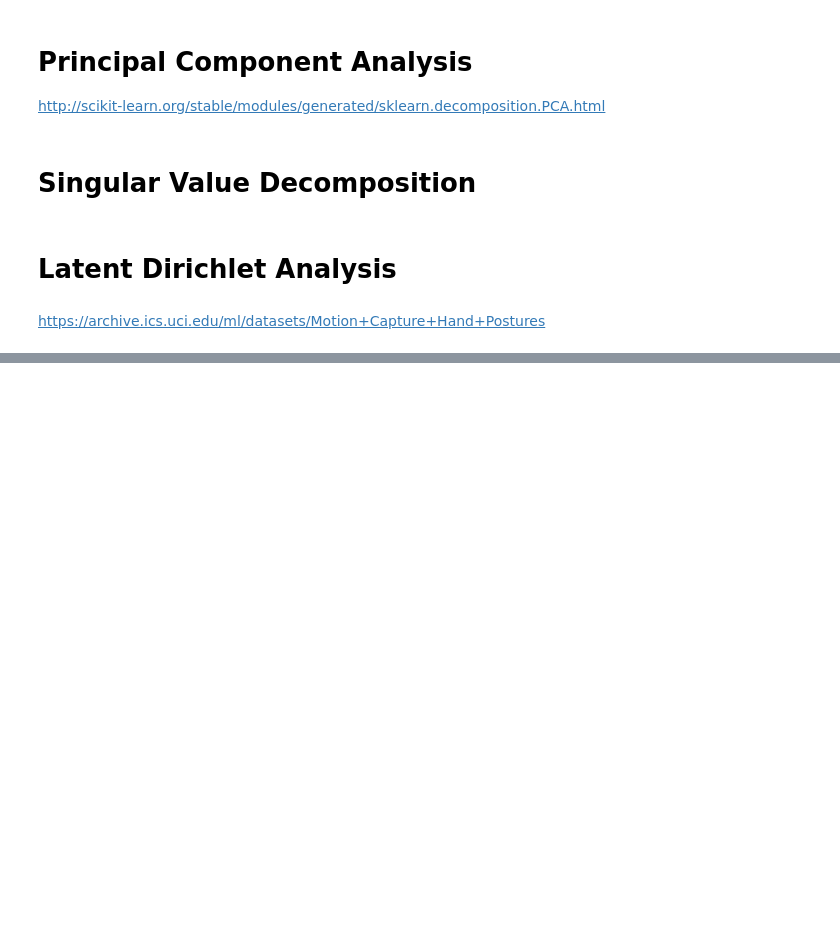
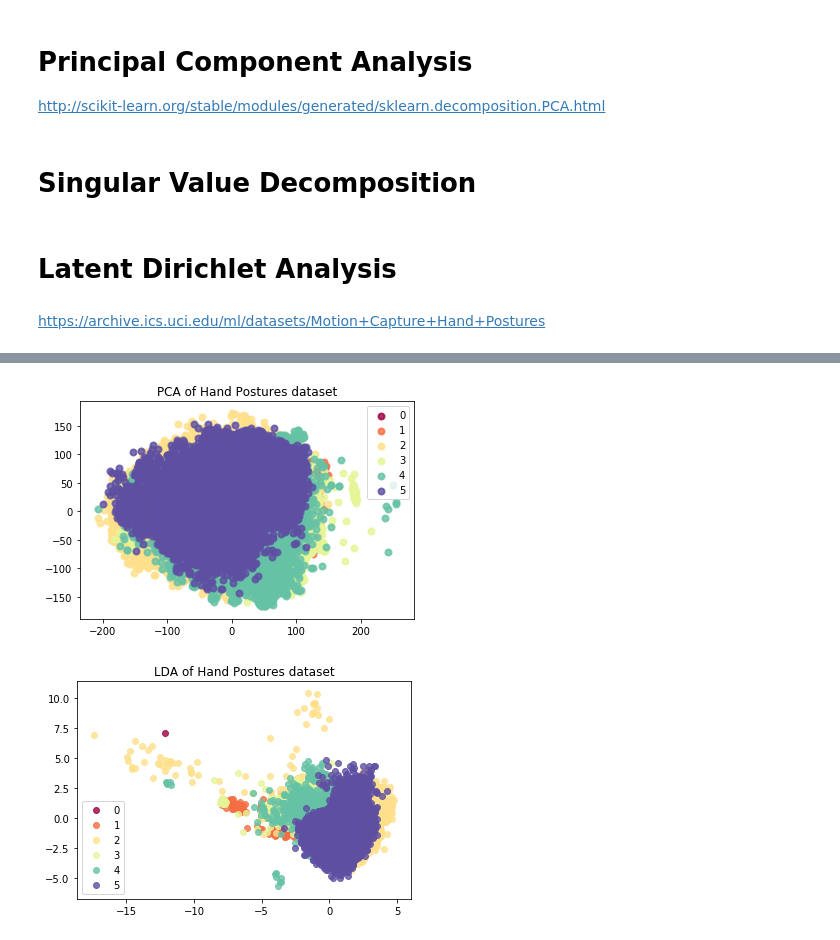
Before and after one commit to lisaong/mldds-courseware, a Jupyter notebook: 02_BasicMLAlgorithms/dimensionality.ipynb, the cells around one changed output, grey strips where cells are left out. Saved outputs shown, nothing was run; the diff lists cells and outputs as text; code cells hidden in the pictures; blank space fills up the shorter version.

```diff
--- a/02_BasicMLAlgorithms/dimensionality.ipynb
+++ b/02_BasicMLAlgorithms/dimensionality.ipynb
@@ -67,0 +73,22 @@ df.head(10)
+# %%
+# impute missing values because PCA can't handle it
+# can't just dropna() because some classes will have no coverage
+#
+# http://scikit-learn.org/dev/auto_examples/plot_missing_values.html
+
+# This will be deprecated and replaced by sklearn.impute.SimpleImputer
+# in future versions of sklearn
+from sklearn.preprocessing import Imputer
+
+imputer = Imputer()
+X = imputer.fit_transform(X)
+# %%
+# http://scikit-learn.org/stable/auto_examples/decomposition/plot_pca_vs_lda.html
+from sklearn.decomposition import PCA
+from sklearn.discriminant_analysis import LinearDiscriminantAnalysis
+
+pca = PCA(n_components=2)
+X_r = pca.fit(X, y).transform(X)
+
+lda = LinearDiscriminantAnalysis(n_components=2)
+X_r2 = lda.fit(X, y).transform(X)
@@ -67,0 +101,26 @@ df.head(10)
+# %%
+import matplotlib.pyplot as plt
+import numpy as np
+
+plt.figure()
+colors = [plt.cm.Spectral(each)
+          for each in np.linspace(0, 1, n_classes)]
+lw = 2
+
+for color, i, target_name in zip(colors, range(n_classes), target_names):
+    plt.scatter(X_r[y == i, 0], X_r[y == i, 1], color=color, alpha=.8, lw=lw,
+                label=target_name)
+plt.legend(loc='best', shadow=False, scatterpoints=1)
+plt.title('PCA of Hand Postures dataset')
+
+plt.figure()
+for color, i, target_name in zip(colors, range(n_classes), target_names):
+    plt.scatter(X_r2[y == i, 0], X_r2[y == i, 1], alpha=.8, color=color,
+                label=target_name)
+plt.legend(loc='best', shadow=False, scatterpoints=1)
+plt.title('LDA of Hand Postures dataset')
+
+plt.show()
+# %% [output]
+[figure, added]
+[figure, added]
```
Also changed, not shown: parts of 3 cells of this notebook.
